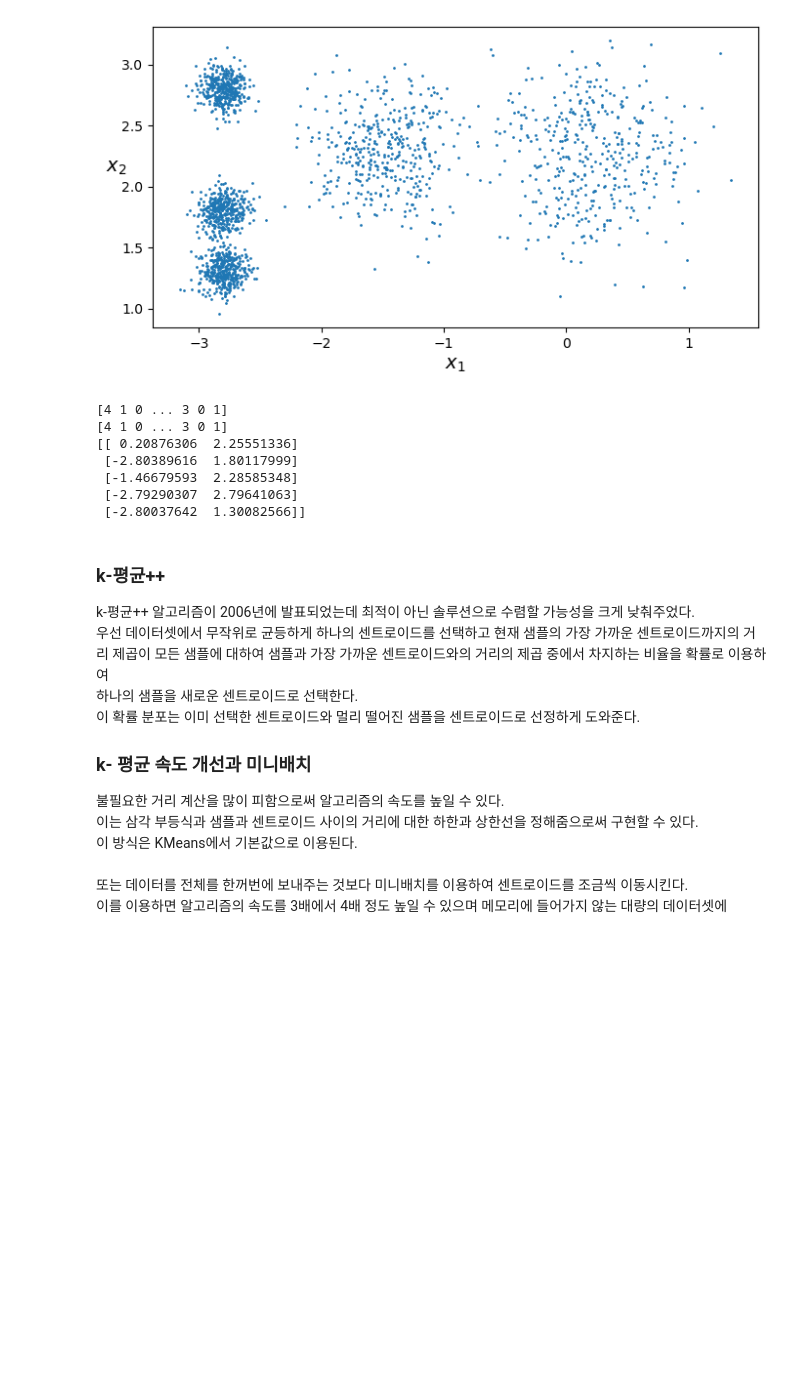
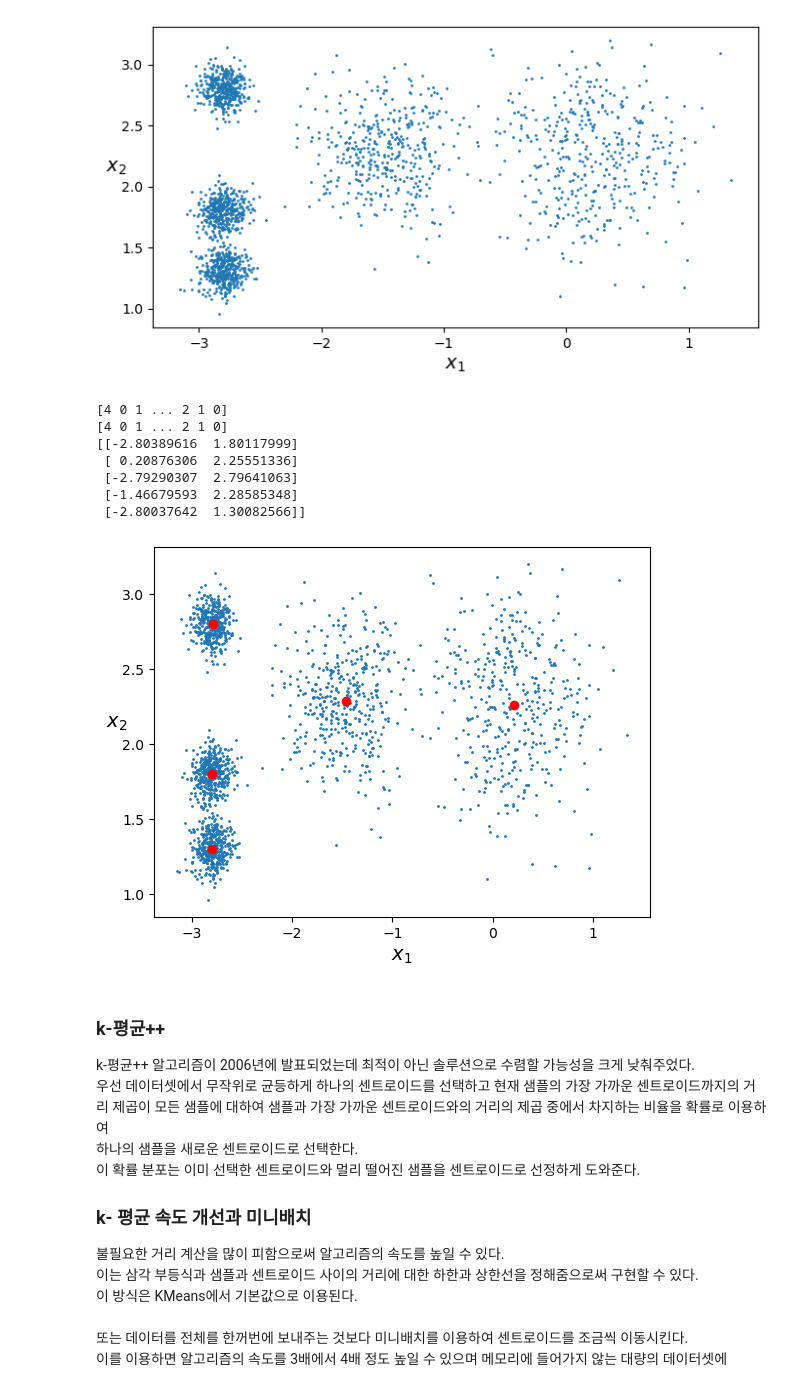
Before and after one commit to Hesh0629/Hands-On-ML, a Jupyter notebook: src/chapter 9.ipynb, the cells around one changed output. Saved outputs shown, nothing was run; the diff lists cells and outputs as text; code cells hidden in the pictures; blank space fills up the shorter version.

```diff
--- a/src/chapter 9.ipynb
+++ b/src/chapter 9.ipynb
@@ -75,20 +75,25 @@ plt.show()
 # %%
 from sklearn.cluster import KMeans
 
 k = 5
 kmeans = KMeans(n_clusters=k)
 y_pred = kmeans.fit_predict(X)
 print(y_pred)
 print(kmeans.labels_) # KMeans 클래스의 인스턴스는 labels_ 인스턴스 변수에 훈련된 샘플의 레이블을 가짐
 print(kmeans.cluster_centers_) # 찾은 센트로이드 (k=5)를 저장한다.
+plot_clusters(X)
+for cent in kmeans.cluster_centers_:
+    plt.plot(cent[0],cent[1],"ro")
+plt.show()
 # %% [output]
-[4 1 0 ... 3 0 1]
-[4 1 0 ... 3 0 1]
-[[ 0.20876306  2.25551336]
- [-2.80389616  1.80117999]
+[4 0 1 ... 2 1 0]
+[4 0 1 ... 2 1 0]
+[[-2.80389616  1.80117999]
+ [ 0.20876306  2.25551336]
+ [-2.79290307  2.79641063]
  [-1.46679593  2.28585348]
- [-2.79290307  2.79641063]
  [-2.80037642  1.30082566]]
+[figure, added]
 # %% [markdown]
 ### k-평균++
 k-평균++ 알고리즘이 2006년에 발표되었는데 최적이 아닌 솔루션으로 수렴할 가능성을 크게 낮춰주었다.
```
Also changed, not shown: parts of 22 cells of this notebook, 5 other files.
